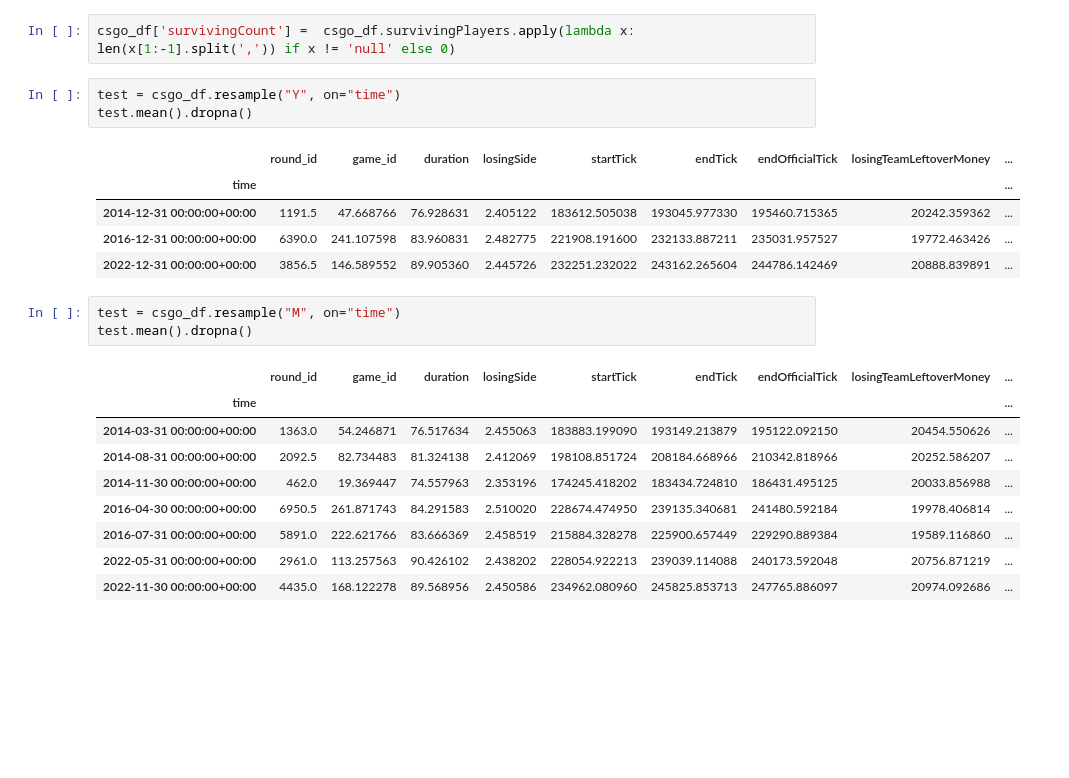
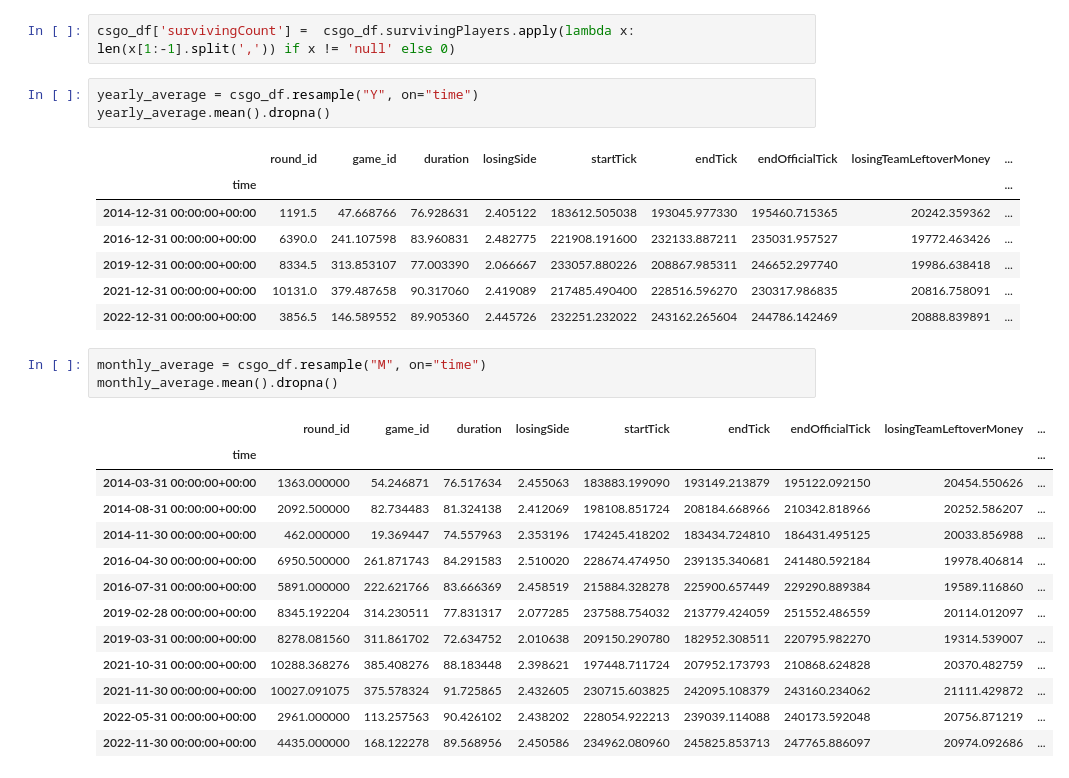
Before and after one commit to bevan-philip/have-cs-rounds-become-slower, a Jupyter notebook: analysis.ipynb, the cells around one changed output. Cells and saved outputs as stored; diff of their text form; blank space fills up the shorter version.

```diff
--- a/analysis.ipynb
+++ b/analysis.ipynb
@@ -12,24 +12,30 @@ csgo_df['time'] = pd.to_datetime(csgo_df['time'], utc=True)
 # %%
 csgo_df['survivingCount'] =  csgo_df.survivingPlayers.apply(lambda x: len(x[1:-1].split(',')) if x != 'null' else 0)
 # %%
-test = csgo_df.resample("Y", on="time")
-test.mean().dropna()
+yearly_average = csgo_df.resample("Y", on="time")
+yearly_average.mean().dropna()
 # %% [output]
 |  | round_id | game_id | duration | losingSide | startTick | endTick | endOfficialTick | losingTeamLeftoverMoney | ... |
 | time |  |  |  |  |  |  |  |  | ... |
 | 2014-12-31 00:00:00+00:00 | 1191.5 | 47.668766 | 76.928631 | 2.405122 | 183612.505038 | 193045.977330 | 195460.715365 | 20242.359362 | ... |
 | 2016-12-31 00:00:00+00:00 | 6390.0 | 241.107598 | 83.960831 | 2.482775 | 221908.191600 | 232133.887211 | 235031.957527 | 19772.463426 | ... |
+| 2019-12-31 00:00:00+00:00 | 8334.5 | 313.853107 | 77.003390 | 2.066667 | 233057.880226 | 208867.985311 | 246652.297740 | 19986.638418 | ... |
+| 2021-12-31 00:00:00+00:00 | 10131.0 | 379.487658 | 90.317060 | 2.419089 | 217485.490400 | 228516.596270 | 230317.986835 | 20816.758091 | ... |
 | 2022-12-31 00:00:00+00:00 | 3856.5 | 146.589552 | 89.905360 | 2.445726 | 232251.232022 | 243162.265604 | 244786.142469 | 20888.839891 | ... |
 # %%
-test = csgo_df.resample("M", on="time")
-test.mean().dropna()
+monthly_average = csgo_df.resample("M", on="time")
+monthly_average.mean().dropna()
 # %% [output]
 |  | round_id | game_id | duration | losingSide | startTick | endTick | endOfficialTick | losingTeamLeftoverMoney | ... |
 | time |  |  |  |  |  |  |  |  | ... |
-| 2014-03-31 00:00:00+00:00 | 1363.0 | 54.246871 | 76.517634 | 2.455063 | 183883.199090 | 193149.213879 | 195122.092150 | 20454.550626 | ... |
-| 2014-08-31 00:00:00+00:00 | 2092.5 | 82.734483 | 81.324138 | 2.412069 | 198108.851724 | 208184.668966 | 210342.818966 | 20252.586207 | ... |
-| 2014-11-30 00:00:00+00:00 | 462.0 | 19.369447 | 74.557963 | 2.353196 | 174245.418202 | 183434.724810 | 186431.495125 | 20033.856988 | ... |
-| 2016-04-30 00:00:00+00:00 | 6950.5 | 261.871743 | 84.291583 | 2.510020 | 228674.474950 | 239135.340681 | 241480.592184 | 19978.406814 | ... |
-| 2016-07-31 00:00:00+00:00 | 5891.0 | 222.621766 | 83.666369 | 2.458519 | 215884.328278 | 225900.657449 | 229290.889384 | 19589.116860 | ... |
-| 2022-05-31 00:00:00+00:00 | 2961.0 | 113.257563 | 90.426102 | 2.438202 | 228054.922213 | 239039.114088 | 240173.592048 | 20756.871219 | ... |
-| 2022-11-30 00:00:00+00:00 | 4435.0 | 168.122278 | 89.568956 | 2.450586 | 234962.080960 | 245825.853713 | 247765.886097 | 20974.092686 | ... |
+| 2014-03-31 00:00:00+00:00 | 1363.000000 | 54.246871 | 76.517634 | 2.455063 | 183883.199090 | 193149.213879 | 195122.092150 | 20454.550626 | ... |
+| 2014-08-31 00:00:00+00:00 | 2092.500000 | 82.734483 | 81.324138 | 2.412069 | 198108.851724 | 208184.668966 | 210342.818966 | 20252.586207 | ... |
+| 2014-11-30 00:00:00+00:00 | 462.000000 | 19.369447 | 74.557963 | 2.353196 | 174245.418202 | 183434.724810 | 186431.495125 | 20033.856988 | ... |
+| 2016-04-30 00:00:00+00:00 | 6950.500000 | 261.871743 | 84.291583 | 2.510020 | 228674.474950 | 239135.340681 | 241480.592184 | 19978.406814 | ... |
+| 2016-07-31 00:00:00+00:00 | 5891.000000 | 222.621766 | 83.666369 | 2.458519 | 215884.328278 | 225900.657449 | 229290.889384 | 19589.116860 | ... |
+| 2019-02-28 00:00:00+00:00 | 8345.192204 | 314.230511 | 77.831317 | 2.077285 | 237588.754032 | 213779.424059 | 251552.486559 | 20114.012097 | ... |
+| 2019-03-31 00:00:00+00:00 | 8278.081560 | 311.861702 | 72.634752 | 2.010638 | 209150.290780 | 182952.308511 | 220795.982270 | 19314.539007 | ... |
+| 2021-10-31 00:00:00+00:00 | 10288.368276 | 385.408276 | 88.183448 | 2.398621 | 197448.711724 | 207952.173793 | 210868.624828 | 20370.482759 | ... |
+| 2021-11-30 00:00:00+00:00 | 10027.091075 | 375.578324 | 91.725865 | 2.432605 | 230715.603825 | 242095.108379 | 243160.234062 | 21111.429872 | ... |
+| 2022-05-31 00:00:00+00:00 | 2961.000000 | 113.257563 | 90.426102 | 2.438202 | 228054.922213 | 239039.114088 | 240173.592048 | 20756.871219 | ... |
+| 2022-11-30 00:00:00+00:00 | 4435.000000 | 168.122278 | 89.568956 | 2.450586 | 234962.080960 | 245825.853713 | 247765.886097 | 20974.092686 | ... |
```
Also changed, not shown: parts of 3 cells of this notebook.
